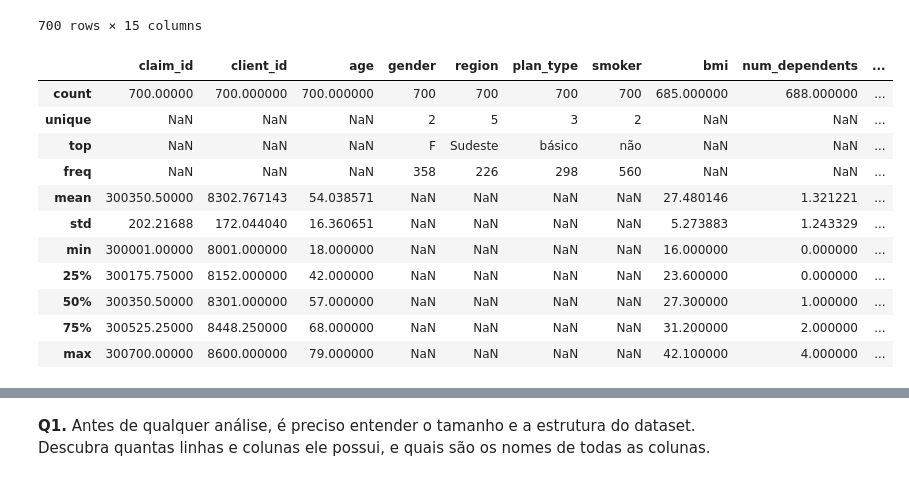
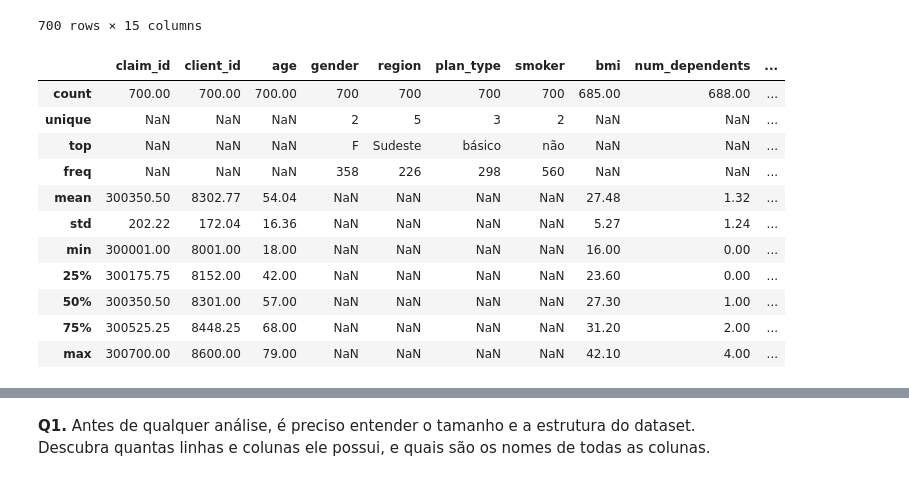
Before and after one commit to CESARPORCIONATO/aed_aula, a Jupyter notebook: 3_funcoes_agregadas_exercicios.ipynb, the cells around one changed output, grey strips where cells are left out. Saved outputs shown, nothing was run; the diff lists cells and outputs as text; code cells hidden in the pictures.

```diff
--- a/3_funcoes_agregadas_exercicios.ipynb
+++ b/3_funcoes_agregadas_exercicios.ipynb
@@ -45,18 +45,18 @@ df
 | 699 | 300512 | 8573 | 74 | M | Centro-Oeste | básico | não | 31.7 | 0.0 | ... |
 700 rows × 15 columns
 # %%
-df.describe(include="all")
+df.describe(include="all").round(2)
 # %% [output]
 |  | claim_id | client_id | age | gender | region | plan_type | smoker | bmi | num_dependents | ... |
-| count | 700.00000 | 700.000000 | 700.000000 | 700 | 700 | 700 | 700 | 685.000000 | 688.000000 | ... |
+| count | 700.00 | 700.00 | 700.00 | 700 | 700 | 700 | 700 | 685.00 | 688.00 | ... |
 | unique | NaN | NaN | NaN | 2 | 5 | 3 | 2 | NaN | NaN | ... |
 | top | NaN | NaN | NaN | F | Sudeste | básico | não | NaN | NaN | ... |
 | freq | NaN | NaN | NaN | 358 | 226 | 298 | 560 | NaN | NaN | ... |
-| mean | 300350.50000 | 8302.767143 | 54.038571 | NaN | NaN | NaN | NaN | 27.480146 | 1.321221 | ... |
-| std | 202.21688 | 172.044040 | 16.360651 | NaN | NaN | NaN | NaN | 5.273883 | 1.243329 | ... |
-| min | 300001.00000 | 8001.000000 | 18.000000 | NaN | NaN | NaN | NaN | 16.000000 | 0.000000 | ... |
-| 25% | 300175.75000 | 8152.000000 | 42.000000 | NaN | NaN | NaN | NaN | 23.600000 | 0.000000 | ... |
-| 50% | 300350.50000 | 8301.000000 | 57.000000 | NaN | NaN | NaN | NaN | 27.300000 | 1.000000 | ... |
-| 75% | 300525.25000 | 8448.250000 | 68.000000 | NaN | NaN | NaN | NaN | 31.200000 | 2.000000 | ... |
-| max | 300700.00000 | 8600.000000 | 79.000000 | NaN | NaN | NaN | NaN | 42.100000 | 4.000000 | ... |
+| mean | 300350.50 | 8302.77 | 54.04 | NaN | NaN | NaN | NaN | 27.48 | 1.32 | ... |
+| std | 202.22 | 172.04 | 16.36 | NaN | NaN | NaN | NaN | 5.27 | 1.24 | ... |
+| min | 300001.00 | 8001.00 | 18.00 | NaN | NaN | NaN | NaN | 16.00 | 0.00 | ... |
+| 25% | 300175.75 | 8152.00 | 42.00 | NaN | NaN | NaN | NaN | 23.60 | 0.00 | ... |
+| 50% | 300350.50 | 8301.00 | 57.00 | NaN | NaN | NaN | NaN | 27.30 | 1.00 | ... |
+| 75% | 300525.25 | 8448.25 | 68.00 | NaN | NaN | NaN | NaN | 31.20 | 2.00 | ... |
+| max | 300700.00 | 8600.00 | 79.00 | NaN | NaN | NaN | NaN | 42.10 | 4.00 | ... |
 # %%
```
Also changed, not shown: parts of 16 cells of this notebook.
